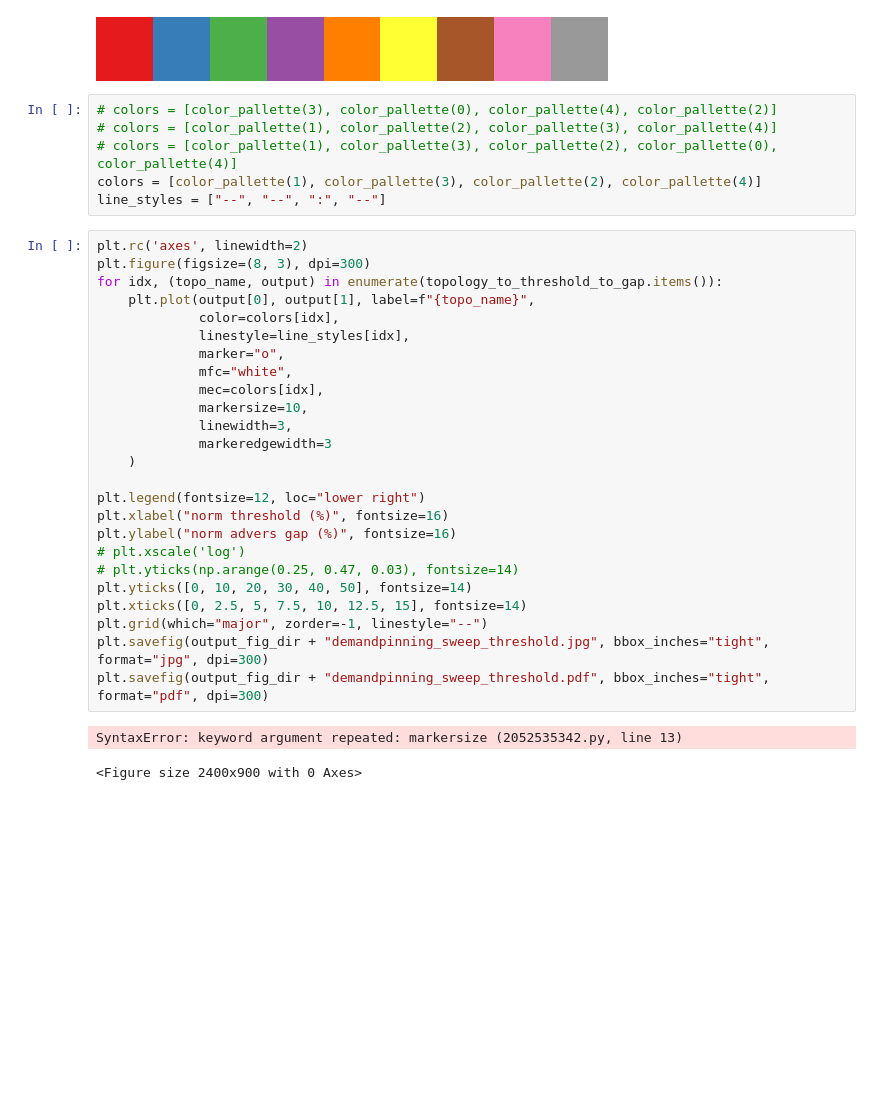
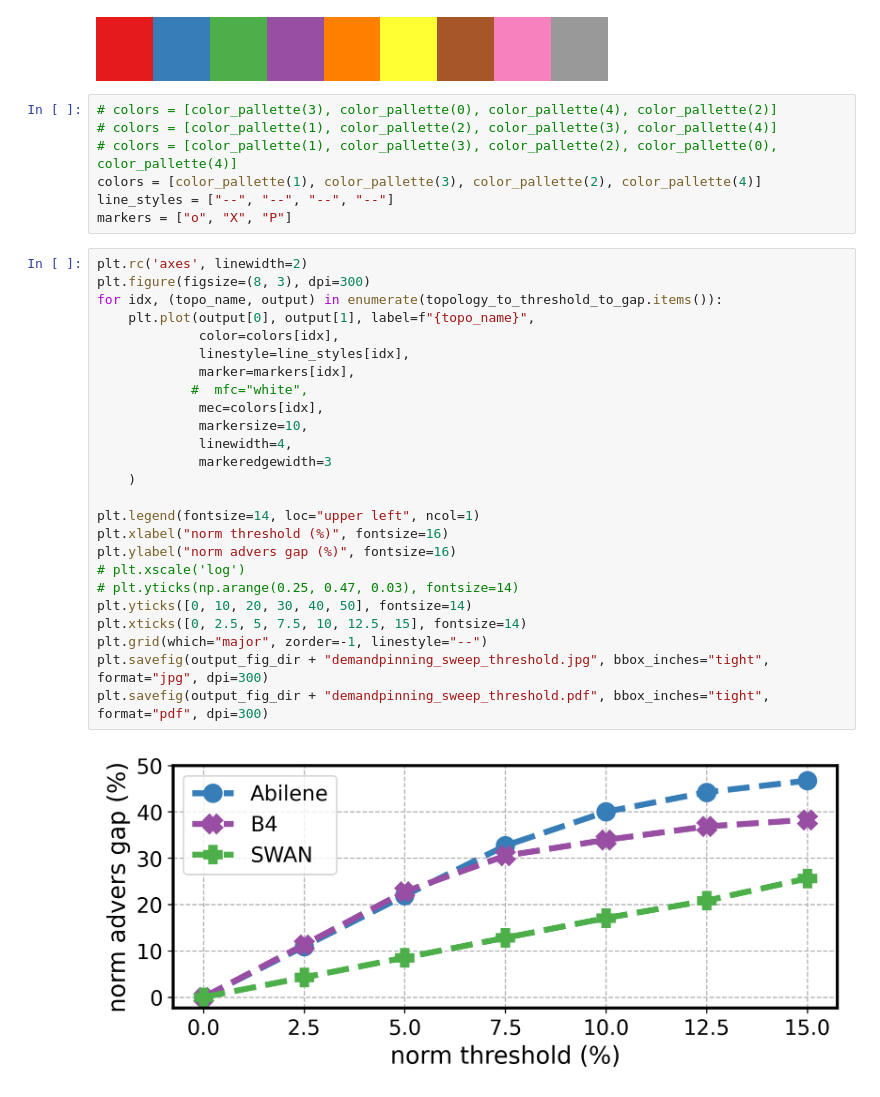
Before and after one commit to microsoft/MetaOpt, a Jupyter notebook: MetaOptimize/parsers/demand_pinning_threshold_sweep.ipynb, the cells around one changed output. Cells and saved outputs as stored; diff of their text form; blank space fills up the shorter version.

```diff
--- a/MetaOptimize/parsers/demand_pinning_threshold_sweep.ipynb
+++ b/MetaOptimize/parsers/demand_pinning_threshold_sweep.ipynb
@@ -72,32 +64,32 @@ color_pallette
 # colors = [color_pallette(1), color_pallette(2), color_pallette(3), color_pallette(4)]
 # colors = [color_pallette(1), color_pallette(3), color_pallette(2), color_pallette(0), color_pallette(4)]
 colors = [color_pallette(1), color_pallette(3), color_pallette(2), color_pallette(4)]
-line_styles = ["--", "--", ":", "--"]
+line_styles = ["--", "--", "--", "--"]
+markers = ["o", "X", "P"]
 # %%
 plt.rc('axes', linewidth=2)
 plt.figure(figsize=(8, 3), dpi=300)
 for idx, (topo_name, output) in enumerate(topology_to_threshold_to_gap.items()):
     plt.plot(output[0], output[1], label=f"{topo_name}",
              color=colors[idx],
              linestyle=line_styles[idx],
-             marker="o",
-             mfc="white",
+             marker=markers[idx],
+            #  mfc="white",
              mec=colors[idx],
              markersize=10,
-             linewidth=3,
+             linewidth=4,
              markeredgewidth=3
     )
 
-plt.legend(fontsize=12, loc="lower right")
+plt.legend(fontsize=14, loc="upper left", ncol=1)
 plt.xlabel("norm threshold (%)", fontsize=16)
 plt.ylabel("norm advers gap (%)", fontsize=16)
 # plt.xscale('log')
 # plt.yticks(np.arange(0.25, 0.47, 0.03), fontsize=14)
 plt.yticks([0, 10, 20, 30, 40, 50], fontsize=14)
 plt.xticks([0, 2.5, 5, 7.5, 10, 12.5, 15], fontsize=14)
 plt.grid(which="major", zorder=-1, linestyle="--")
 plt.savefig(output_fig_dir + "demandpinning_sweep_threshold.jpg", bbox_inches="tight", format="jpg", dpi=300)
 plt.savefig(output_fig_dir + "demandpinning_sweep_threshold.pdf", bbox_inches="tight", format="pdf", dpi=300)
 # %% [output]
-SyntaxError: keyword argument repeated: markersize (2052535342.py, line 13)
-<Figure size 2400x900 with 0 Axes>
+[figure, added]
```
Also changed, not shown: parts of 9 cells of this notebook, 5 other files.
